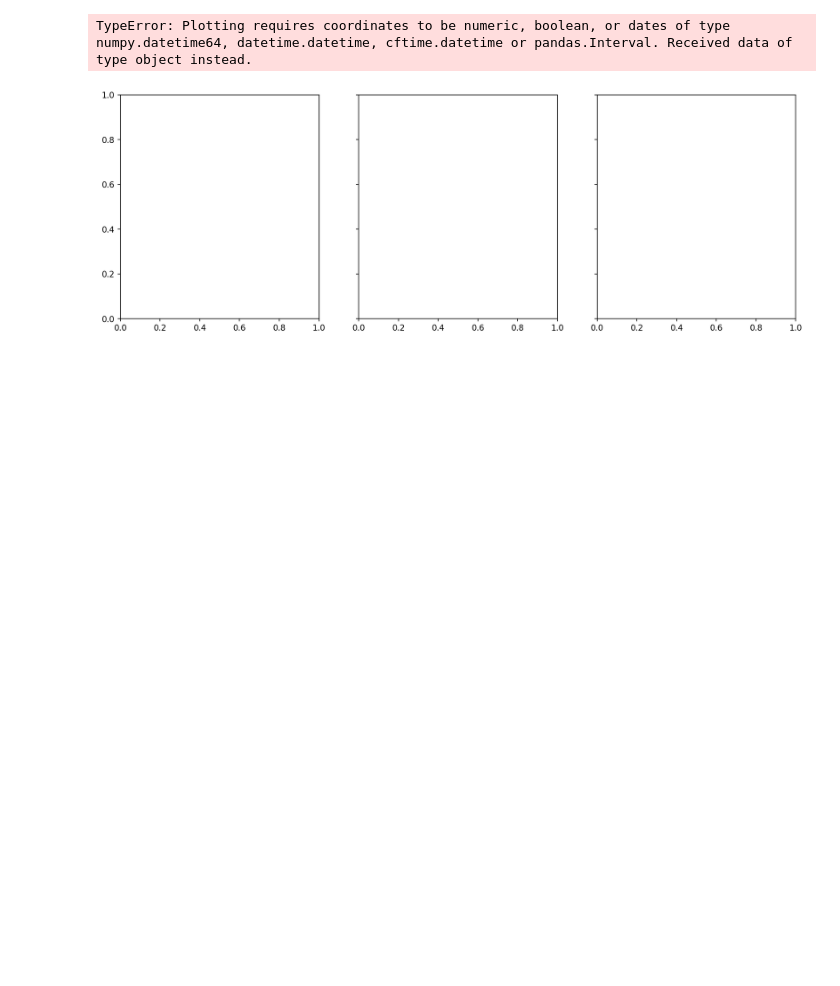
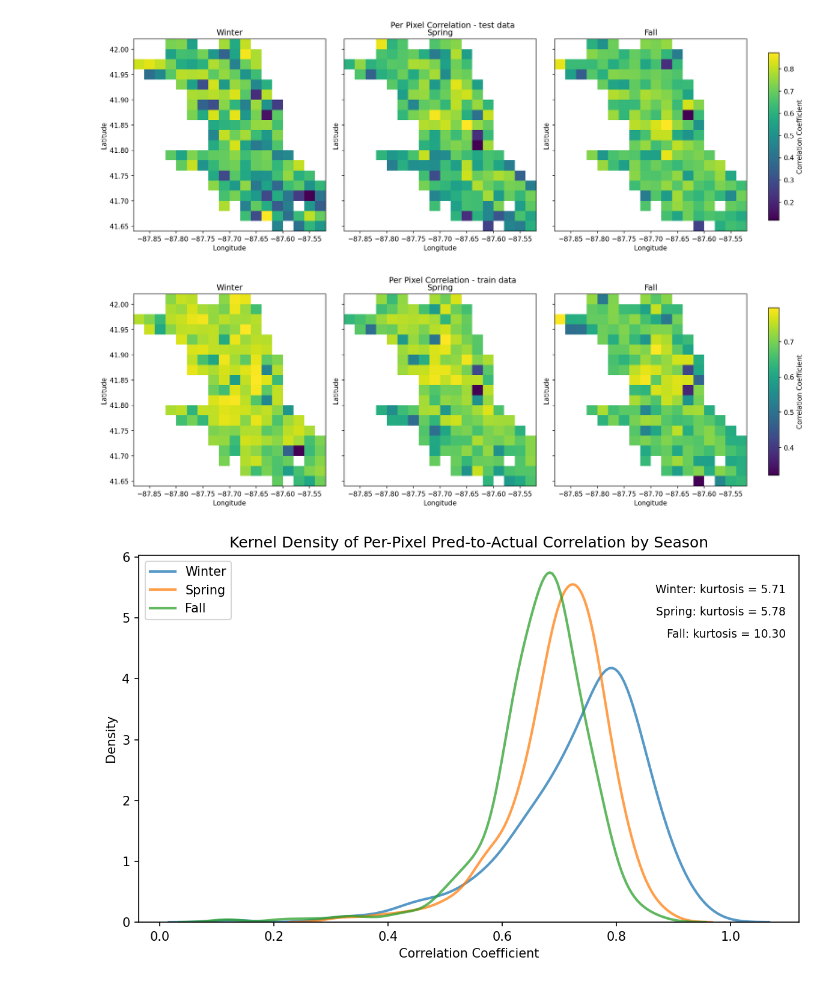
Before and after one commit to NASA-EarthRISE/earthrise-toolkit_ChicagoHAQ-2026, a Jupyter notebook: processing-scripts/fused-data-plotting.ipynb, the cells around one changed output. Drawn from its saved outputs; the diff is of its cells as text; code cells hidden in the pictures; blank space fills up the shorter version.

```diff
--- a/processing-scripts/fused-data-plotting.ipynb
+++ b/processing-scripts/fused-data-plotting.ipynb
@@ -36,24 +36,35 @@ def rmse(x,y):
 datapath = "/home/nlring/Documents/01_Research/larc-chicago-haq/datasets/"
 dat = pd.read_csv(datapath+"seasonal-dayofweek-no2-estimates.csv")
 
+
+
 def F_pixel_stats(dat):
    y_true = dat.sfc_no2_mean
    y_pred = dat.no2_estimate
-   bias = (y_pred - y_true).mean()
+   bias = (y_pred-y_true).mean()
    rmse = sqrt(mean_squared_error(y_true, y_pred))
    r2 = r2_score(y_true, y_pred)
    # covar = np.cov(y_true, y_pred, ddof=0)
+   corr_coef = np.corrcoef(y_true, y_pred, rowvar=False)[0,1]
    covar = np.nan
    out = pd.Series({'r2': r2, 'bias': bias, 'rmse':rmse,
-                    'covar': covar})
+                    'covar': covar, 'corr_coef': corr_coef})
    return out
 
-pixel_stats = (
+
+pixel_stats_wide = (
+    dat.groupby(['latitude','longitude','season','split'])
+    .apply(F_pixel_stats)
+    .reset_index())
+
+pixel_stats_long = (
     dat.groupby(['latitude','longitude','season','split'])
     .apply(F_pixel_stats)
     .melt(ignore_index=False)
     .reset_index()
                )
 
-print(pixel_stats)
+print(dat)
+print(pixel_stats_wide)
+print(pixel_stats_long)
 # %% [output]
@@ -234,8 +428,8 @@ splits = ['test','train']
 for split in splits:
     seasonal_maps = []
     for season in season_order:
-        season_subset = pixel_stats.loc[
-            (pixel_stats['season'] == season) & (pixel_stats['variable'] == 'bias') & (pixel_stats['split']==split),
+        season_subset = pixel_stats_long.loc[
+            (pixel_stats_long['season'] == season) & (pixel_stats_long['variable'] == 'corr_coef') & (pixel_stats_long['split']==split),
             ['latitude', 'longitude', 'value']
         ]
         if season_subset.empty:
@@ -246,36 +440,78 @@ for split in splits:
 
     fig, axes = plt.subplots(nrows=1, ncols=3, figsize=(15, 5), sharex=True, sharey=True)
     axes = axes.flatten()
     mappable = None
 
     for ax, (season, mean_map) in zip(axes, seasonal_maps):
         mappable = mean_map.plot(
             x='longitude',
             y='latitude',
-            cmap='RdBu',
+            cmap='viridis',
             ax=ax,
             add_colorbar=False,
             # vmin=-20,
             # vmax=10
         )
         ax.set_box_aspect(1)
         ax.set_title(season)
         ax.set_xlabel('Longitude')
         ax.set_ylabel('Latitude')
 
     for ax in axes[len(seasonal_maps):]:
         ax.set_visible(False)
 
     # Reserve space at right for a single shared colorbar
     plt.tight_layout(rect=[0, 0, 0.92, 0.97])
 
     if mappable is not None:
         cax = fig.add_axes([0.94, 0.15, 0.015, 0.7])
-        fig.colorbar(mappable, cax=cax, label='rmse')
+        fig.colorbar(mappable, cax=cax, label='Correlation Coefficient')
 
-    fig.suptitle('Per Pixel Covariance - '+split+' data')
-    plt.savefig('seasonal-cov-spatial-maps-'+split+'-data.png')
+    fig.suptitle('Per Pixel Correlation - '+split+' data')
+    plt.savefig('seasonal-correlation-spatial-maps-'+split+'-data.png')
     plt.show()
+
+seasonal_residuals = []
+
+for season in season_order:
+    if season not in pixel_stats_wide['season'].dropna().unique():
+        continue
+
+    season_values = pixel_stats_wide.loc[pixel_stats_wide['season'] == season, 'corr_coef'].dropna()
+    if not season_values.empty:
+        seasonal_residuals.append((season, season_values))
+
+fig, ax = plt.subplots(figsize=(8, 5))
+
+for i, (season, values) in enumerate(seasonal_residuals):
+    sns.kdeplot(
+        values,
+        ax=ax,
+        label=season,
+        fill=False,
+        alpha=0.75,
+        linewidth=2
+    )
+
+    kurt = kurtosis(values, fisher=False, bias=False)
+    ax.text(
+        0.98,
+        0.92 - 0.06 * i,
+        f'{season}: kurtosis = {kurt:.2f}',
+        transform=ax.transAxes,
+        ha='right',
+        va='top',
+        fontsize=9,
+    )
+
+ax.set_title('Kernel Density of Per-Pixel Pred-to-Actual Correlation by Season')
+ax.set_xlabel('Correlation Coefficient')
+ax.set_ylabel('Density')
+ax.legend()
+plt.tight_layout()
+plt.savefig('kde-per-pixel-correlations-seasonal.png')
+plt.show()
 # %% [output]
-TypeError: Plotting requires coordinates to be numeric, boolean, or dates of type numpy.datetime64, datetime.datetime, cftime.datetime or pandas.Interval. Received data of type object instead.
-[figure, old version]
+[figure, new version]
+[figure, added]
+[figure, added]
```
Also changed, not shown: parts of 6 cells of this notebook, 2 other files.
